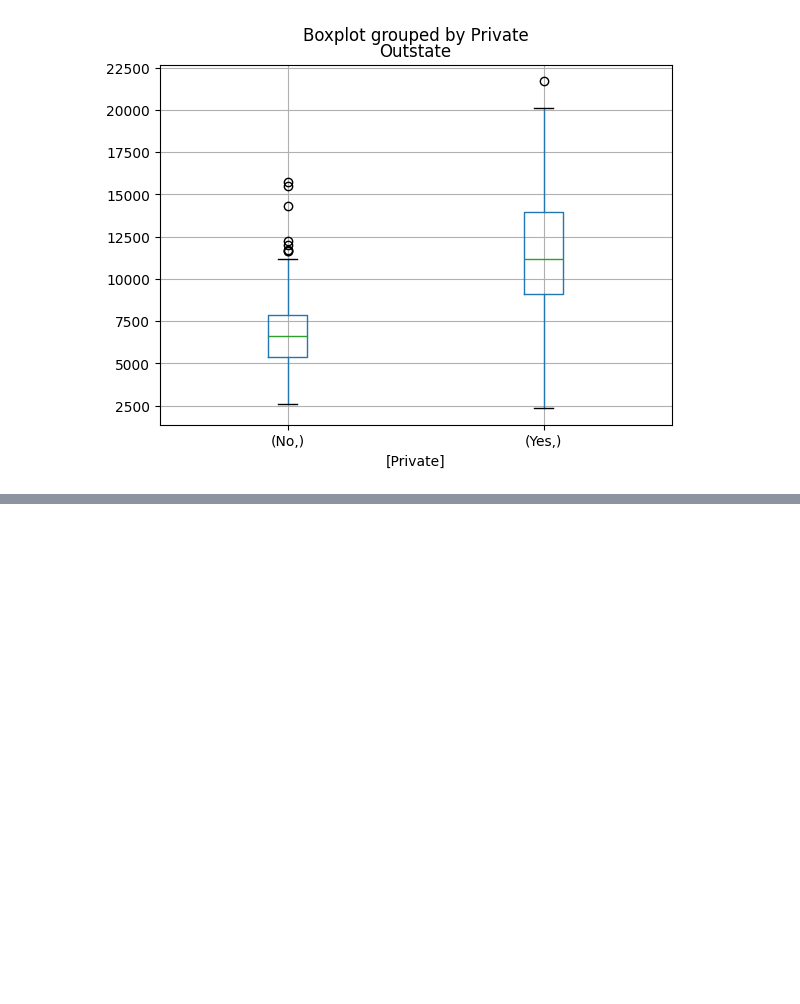
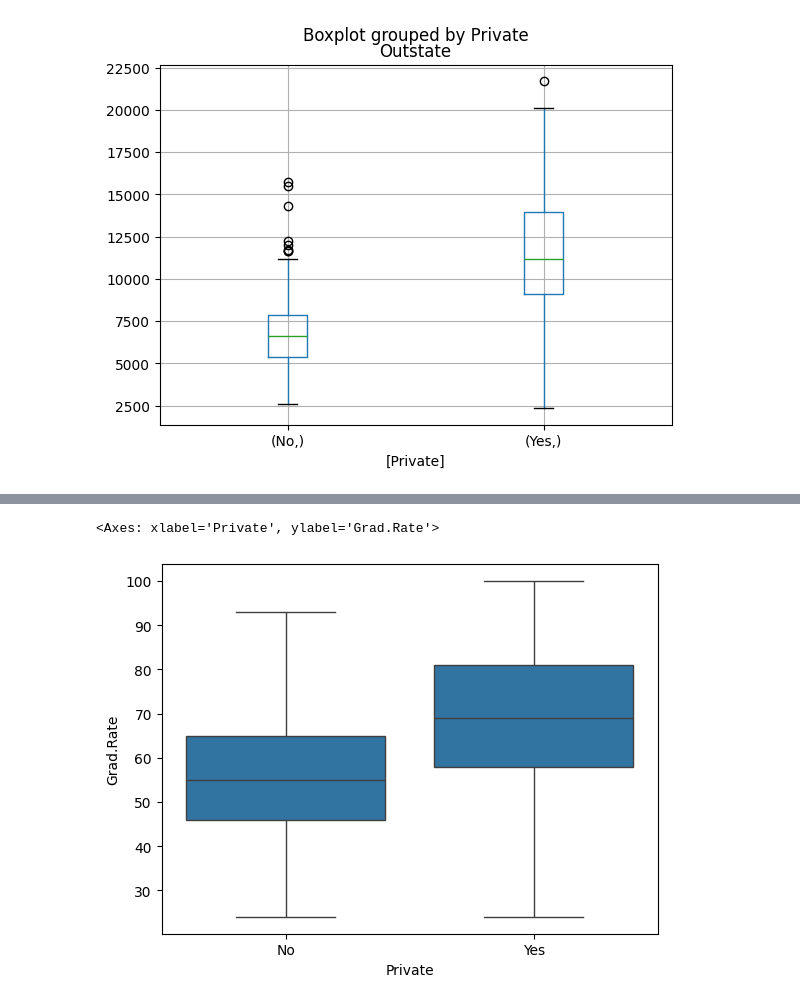
Before and after one commit to pontuskungsbacka/data-processing-PONTUS-JOHANSSON, a Jupyter notebook: Lab-1/lab1.ipynb, the cells around one changed output, grey strips where cells are left out. Cells and saved outputs as stored; diff of their text form; code cells hidden in the pictures; blank space fills up the shorter version.

```diff
--- a/Lab-1/lab1.ipynb
+++ b/Lab-1/lab1.ipynb
@@ -79,0 +277,6 @@ college.boxplot(['Outstate'],['Elite'])
+# %%
+#To take out the outliers showfliers=False
+sns.boxplot(x='Private', y='Grad.Rate', data=college, showfliers=False)
+# %% [output]
+<Axes: xlabel='Private', ylabel='Grad.Rate'>
+[figure, added]
```
Also changed, not shown: parts of 26 cells of this notebook.
